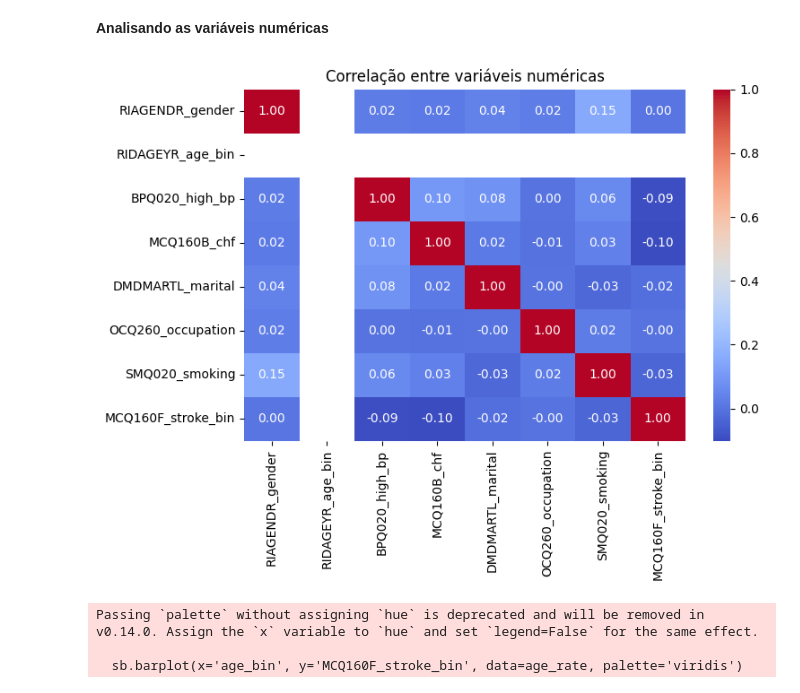
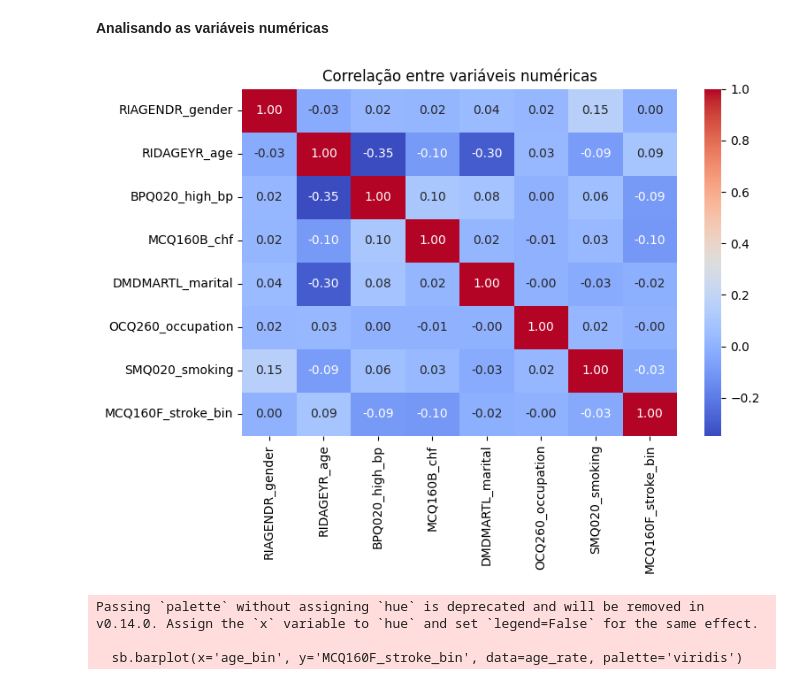
Before and after one commit to nigroev/fiap-pos-tech-ia-para-devs, a Jupyter notebook: 01-aulas-gravadas/01-welcome-to-ia-para-devs/07-tech-challenge/tech-challenge-fase-1.ipynb, the cells around one changed output. Drawn from its saved outputs; the diff is of its cells as text; code cells hidden in the pictures.

```diff
--- a/01-aulas-gravadas/01-welcome-to-ia-para-devs/07-tech-challenge/tech-challenge-fase-1.ipynb
+++ b/01-aulas-gravadas/01-welcome-to-ia-para-devs/07-tech-challenge/tech-challenge-fase-1.ipynb
@@ -392,17 +417,6 @@ MCQ160F_stroke_bin
 0    18265
 1      188
 Name: count, dtype: int64
-# %%
-# Garantir que a coluna de idade exista antes de criar os bins
-if 'RIDAGEYR_age' not in df.columns:
-    df['RIDAGEYR_age'] = df['SEQN_id'].map(demo_df.set_index('SEQN')['RIDAGEYR'])
-
-# Criar faixa etária em bins de 10 anos
-df['RIDAGEYR_age_bin'] = pd.cut(df['RIDAGEYR_age'], bins=range(0, 111, 10), right=False)
-
-# Mantemos a coluna de idade; apenas atualizamos as listas de features
-num_cols = ['RIDAGEYR_age', 'BPXSY1_sbp', 'LBXGH_hba1c', 'BMXBMI_bmi']
-cat_cols = ['RIAGENDR_gender', 'BPQ020_high_bp', 'MCQ160B_chf', 'SMQ020_smoking', 'RIDAGEYR_age_bin']
 # %%
 # Resumo estatístico das colunas numéricas
 df.describe()
@@ -420,20 +434,21 @@ df.describe()
 **Analisando as variáveis numéricas**
 # %%
 import matplotlib.pyplot as plt
+import seaborn as sb
 
 # 1) Heatmap de correlação (numéricas)
-num_cols = ['RIAGENDR_gender', 'RIDAGEYR_age_bin', 'BPQ020_high_bp', 'MCQ160B_chf', 'DMDMARTL_marital', 'OCQ260_occupation', 'SMQ020_smoking', 'MCQ160F_stroke_bin']
+num_cols = ['RIAGENDR_gender', 'RIDAGEYR_age', 'BPQ020_high_bp', 'MCQ160B_chf', 'DMDMARTL_marital', 'OCQ260_occupation', 'SMQ020_smoking', 'MCQ160F_stroke_bin']
 # Keep only numeric columns for correlation (convert categories to numeric if needed)
 corr_df = df[num_cols].copy()
 corr_df = corr_df.apply(pd.to_numeric, errors='coerce')
 plt.figure(figsize=(8,6))
 sb.heatmap(corr_df.corr(), annot=True, cmap='coolwarm', fmt='.2f')
 plt.title('Correlação entre variáveis numéricas')
 plt.tight_layout()
 
 plt.show()
 # %% [output]
-[figure, old version]
+[figure, new version]
 # %%
 # Taxa de AVC por faixa etária
 df['age_bin'] = pd.cut(df['RIDAGEYR_age'], bins=range(0, 101, 10))
```
Also changed, not shown: parts of 7 cells of this notebook.
